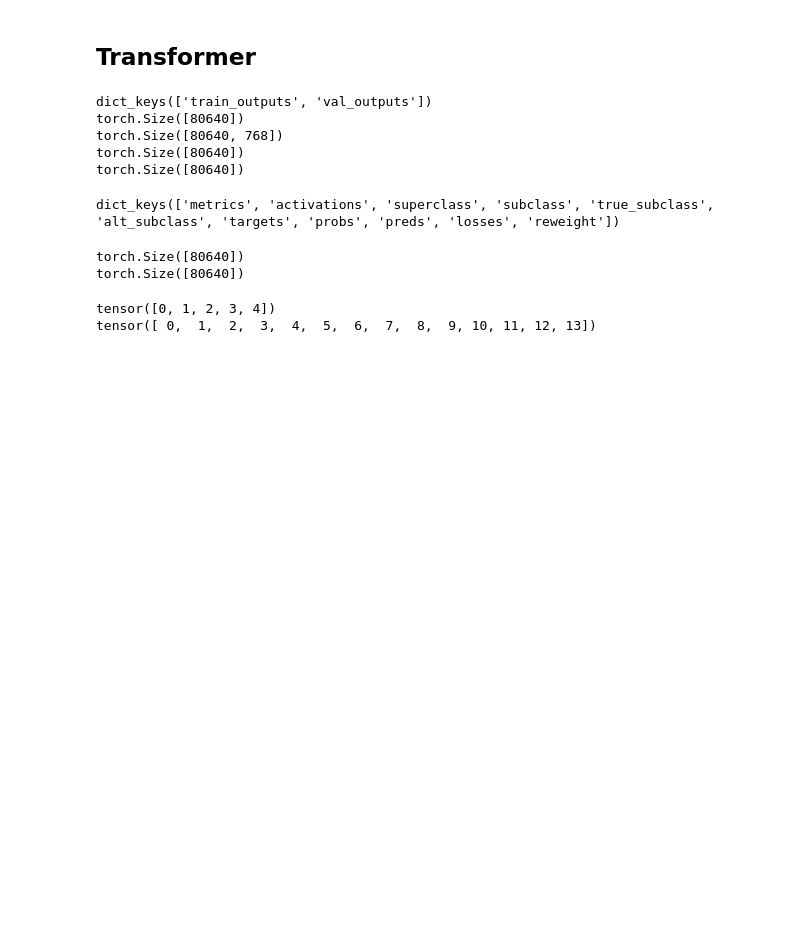
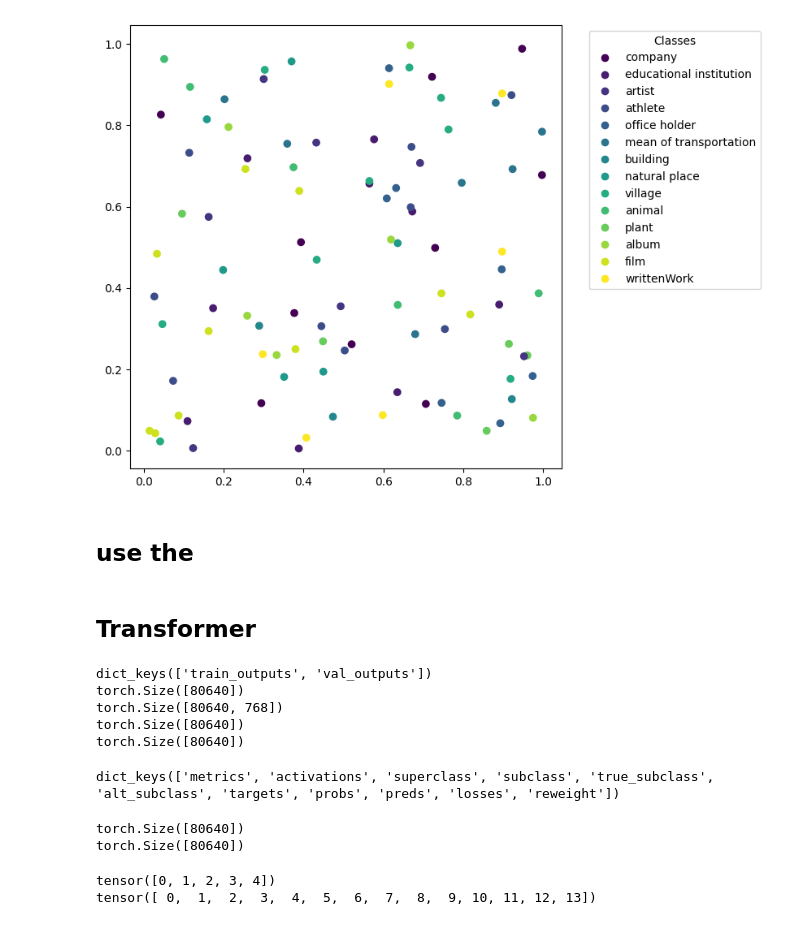
Before and after one commit to AFKonstantin/pytorch-sentiment-analysis, a Jupyter notebook: minimal_umap.ipynb, the cells around one changed output. Saved outputs shown, nothing was run; the diff lists cells and outputs as text; code cells hidden in the pictures; blank space fills up the shorter version.

```diff
--- a/minimal_umap.ipynb
+++ b/minimal_umap.ipynb
@@ -73,0 +134,25 @@ scatter = plt.scatter(embedding[:,0], embedding[:,1])
+# %%
+import matplotlib.pyplot as plt
+
+
+
+# Set the figure size to make the plot wider
+plt.figure(figsize=(10, 6))  # Adjust width (12) and height (6) as desired
+
+
+# Create scatter plot
+scatter = plt.scatter(embedding[:, 0], embedding[:, 1], c=selected_subclass_lables, cmap="viridis")
+
+# Create legend and position it outside the plot to the right
+legend_elements, _ = scatter.legend_elements()
+plt.legend(legend_elements, subclass_names, title="Classes", bbox_to_anchor=(1.05, 1), loc='upper left')
+
+# Adjust layout to make room for the legend
+plt.tight_layout(rect=[0, 0, 0.85, 1])  # Adjusts the plot to leave room for the legend on the right
+
+# Display plot
+plt.show()
+# %% [output]
+[figure, added]
+# %% [markdown]
+## use the
```
Also changed, not shown: parts of 13 cells of this notebook.
